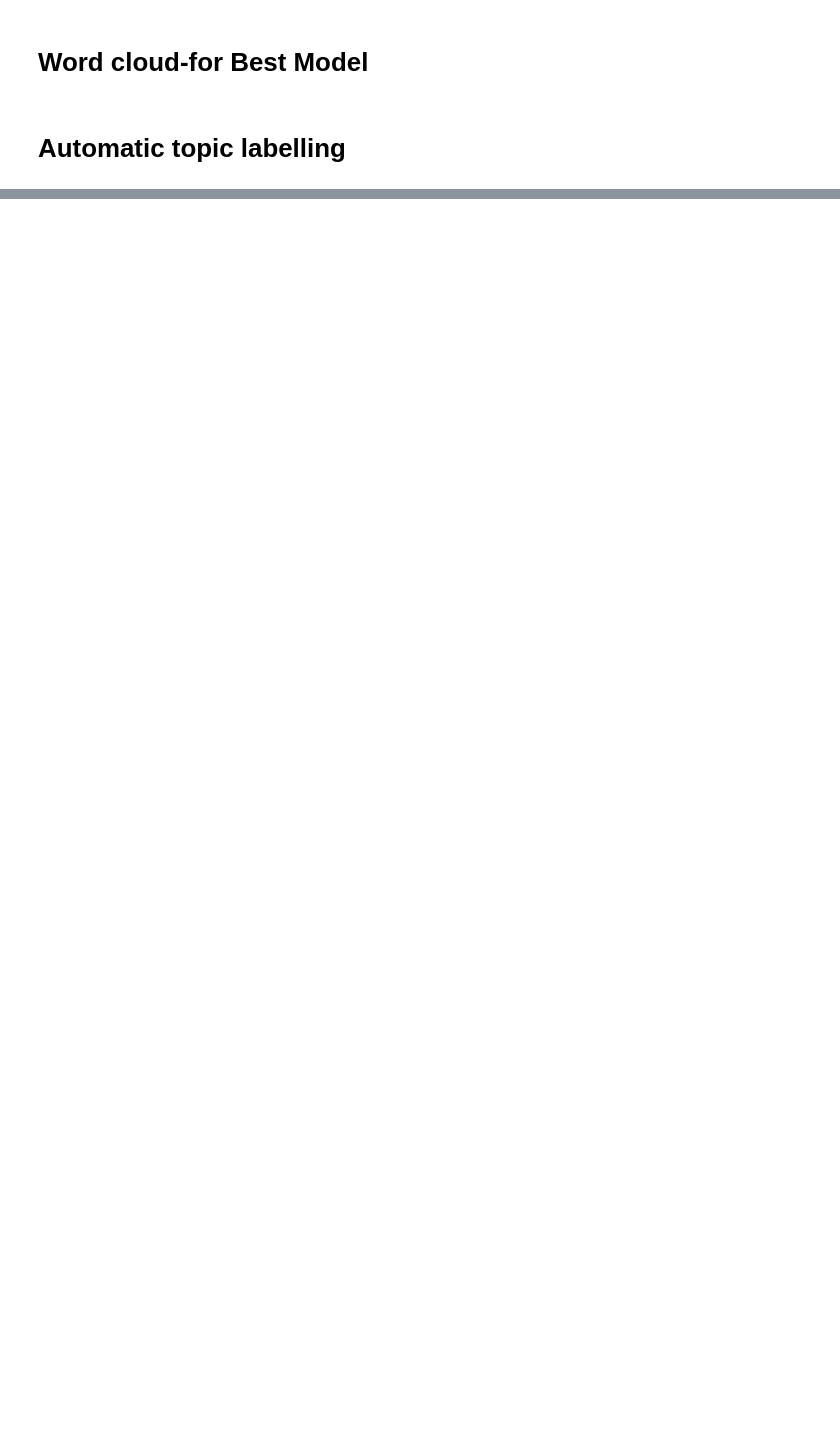
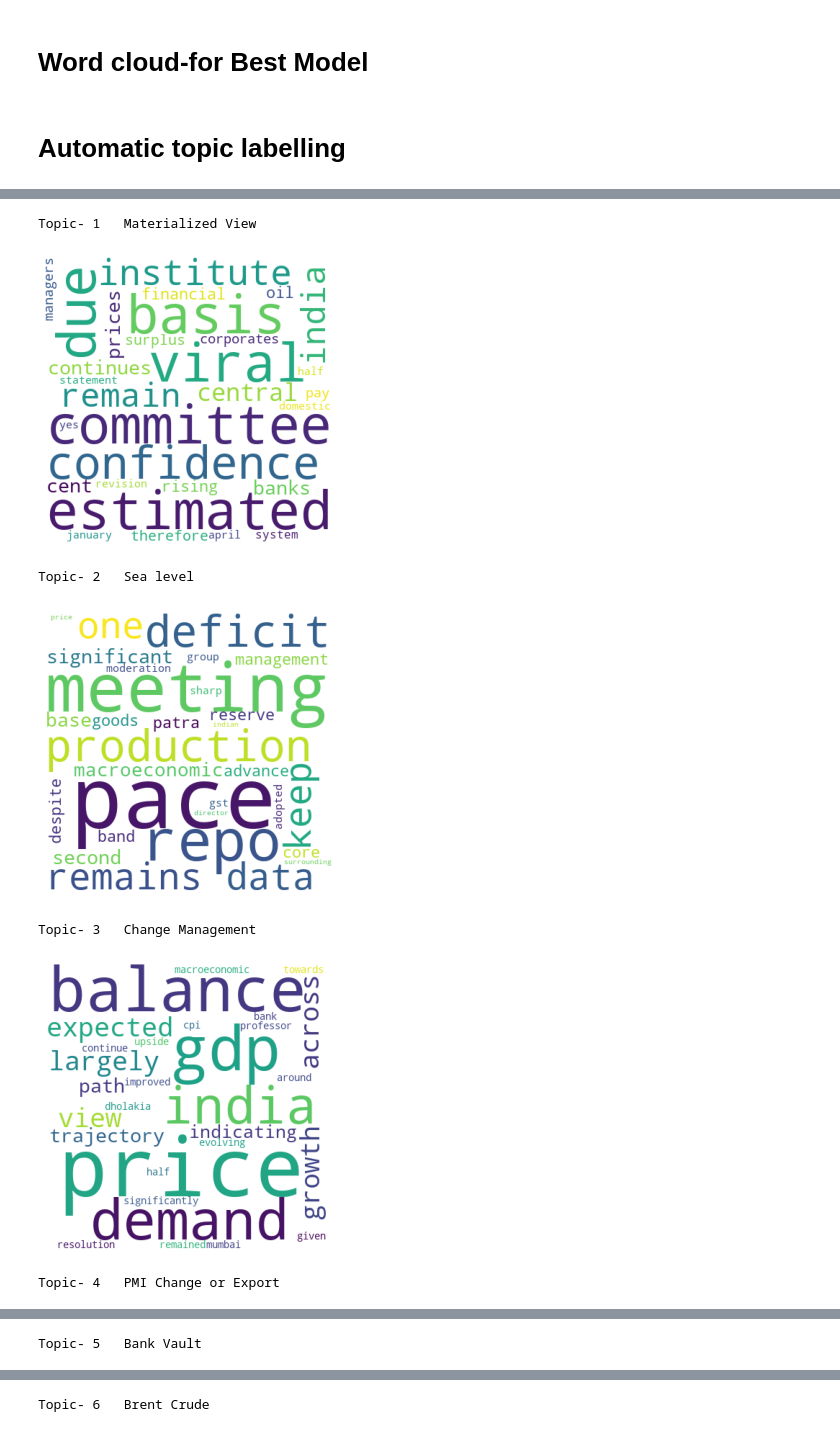
Before and after one commit to bharatbajoria/Dataset-Analytics-Modules, a Jupyter notebook: Topic_Modelling_SI.ipynb, the cells around one changed output, grey strips where cells are left out. Saved outputs shown, nothing was run; the diff lists cells and outputs as text; code cells hidden in the pictures; blank space fills up the shorter version.

```diff
--- a/Topic_Modelling_SI.ipynb
+++ b/Topic_Modelling_SI.ipynb
@@ -705,20 +729,28 @@ file_title[max_list[1]],x
 # %%
-x=['Materialized View','Sea level','Change Management','PMI Change or Export','Bank Vault','Brent Crude',"Attributable risk",'Reserve Currency','Fiscal Agent']
-
+#x=['Materialized View','Sea level','Change Management','PMI Change or Export','Bank Vault','Brent Crude',"Attributable risk",'Reserve Currency','Fiscal Agent']
+x= Automatic_labels[:]
 for i in range(len(words_joined)):
   print("\n\nTopic-",i+1," ", x[i])
   wordcloud = WordCloud(width = 400, height = 400,
                 background_color ='white',
                 stopwords = STOPWORDS,
                 min_font_size = 10,
                 max_words=30
                 ).generate(words_joined[i])
 
 # plot the WordCloud image
   #plt.subplots(1,2,sharey= 'row')
   plt.figure(figsize = (4, 6), facecolor = None,edgecolor='black')
   y=plt.imshow(wordcloud)
   plt.axis("off")
   plt.tight_layout(pad = 0)
   plt.show( )
   x.append(y)
+# %% [output]
+Topic- 1   Materialized View
+[figure, added]
+Topic- 2   Sea level
+[figure, added]
+Topic- 3   Change Management
+[figure, added]
+Topic- 4   PMI Change or Export
@@ -724,0 +758 @@ for i in range(len(words_joined)):
+Topic- 5   Bank Vault
@@ -724,0 +760 @@ for i in range(len(words_joined)):
+Topic- 6   Brent Crude
```
Also changed, not shown: parts of 15 cells of this notebook.
